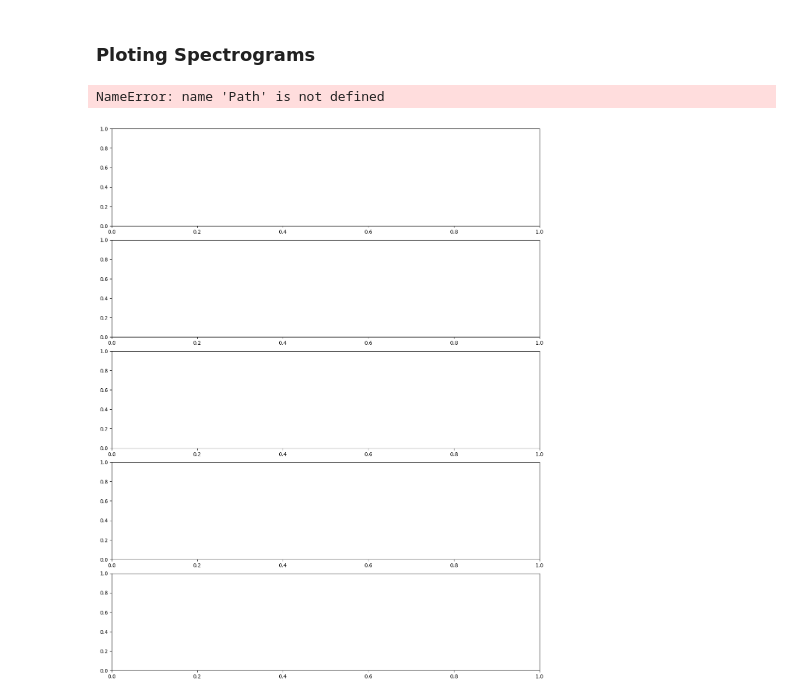
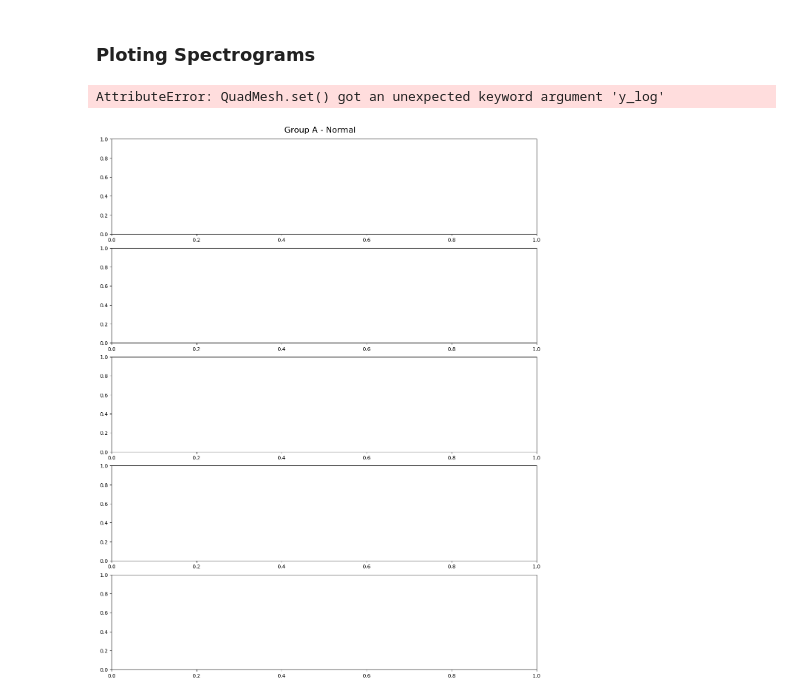
Before and after one commit to Shagun-Thakur/EchoGuard, a Jupyter notebook: notebooks/05_spectrogram_analysis.ipynb, the cells around one changed output. Saved outputs shown, nothing was run; the diff lists cells and outputs as text; code cells hidden in the pictures.

Commit message:
debugged the array in plot_spectrogram

```diff
--- a/notebooks/05_spectrogram_analysis.ipynb
+++ b/notebooks/05_spectrogram_analysis.ipynb
@@ -76,7 +76,7 @@ group_c
 # %% [markdown]
 ### Ploting Spectrograms
 # %%
-#plot_group_spectrograms(group_a, normal_path, "Group A - Normal")
+plot_group_spectrograms(dataframe = group_a, folder = normal_path, channel = channel, title = "Group A - Normal")
 # %% [output]
-NameError: name 'Path' is not defined
+AttributeError: QuadMesh.set() got an unexpected keyword argument 'y_log'
-[figure, old version]
+[figure, new version]
```
Also changed, not shown: 2 other files.
